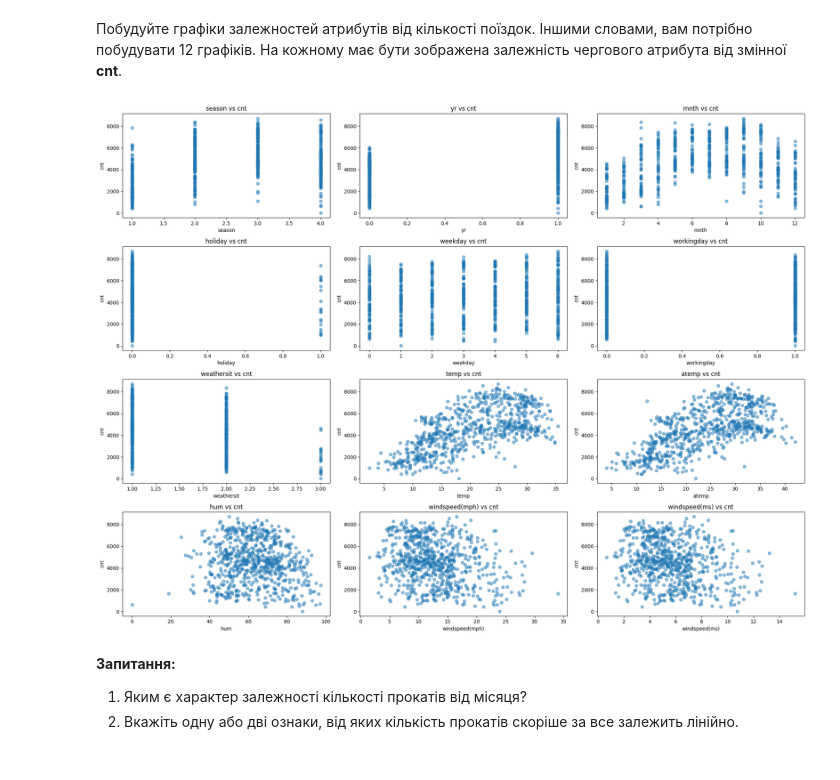
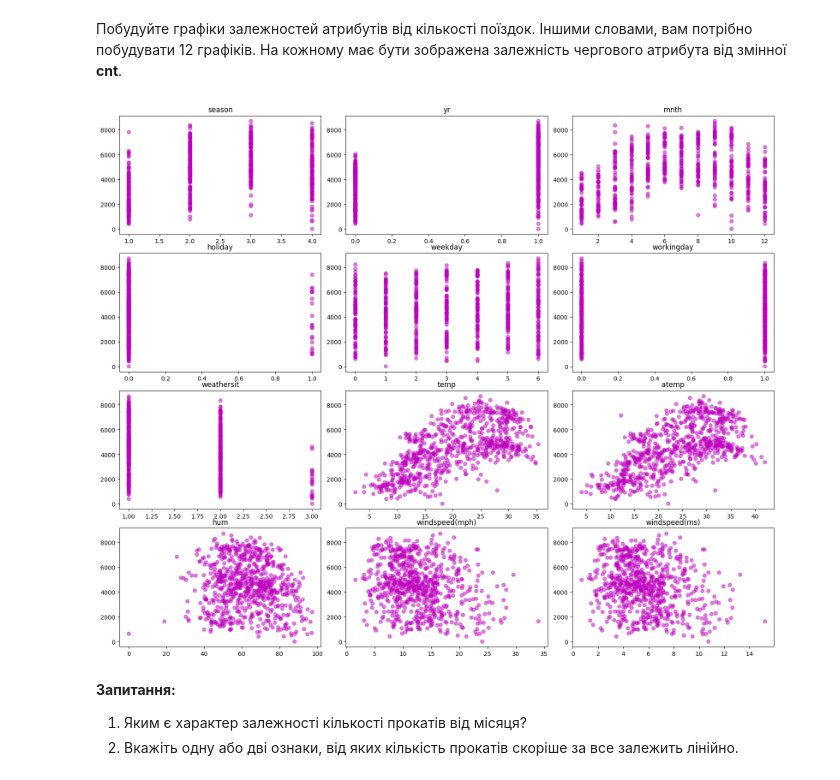
Before and after one commit to ValeriiYermak/DataScience, a Jupyter notebook: "HW_4_ipynb".ipynb, the cells around one changed output. Drawn from its saved outputs; the diff is of its cells as text; code cells hidden in the pictures.

```diff
--- a/"HW_4_ipynb".ipynb
+++ b/"HW_4_ipynb".ipynb
@@ -98,24 +99,16 @@ dtype: int64
 Отже, у нас є речові, бінарні та номінальні (порядкові) ознаки, і з усіма з них можна працювати як з речовими. З номінальними ознаками теж можна працювати як з речовими, тому що на них заданий порядок. Давайте подивимося на графіках, як цільова ознака залежить від решти.
 # %% [markdown]
 Побудуйте графіки залежностей атрибутів від кількості поїздок. Іншими словами, вам потрібно побудувати 12 графіків. На кожному має бути зображена залежність чергового атрибута від змінної **cnt**.
-# %%
-# Список атрибутів
-attributes = ['season', 'yr', 'mnth', 'holiday', 'weekday', 'workingday', 'weathersit', 'temp', 'atemp', 'hum', 'windspeed(mph)', 'windspeed(ms)']
-
-# Створюємо 12 графіків
-fig, axes = plt.subplots(nrows=4, ncols=3, figsize=(20, 15))
-axes = axes.flatten()
-
-for i, attr in enumerate(attributes):
-    axes[i].scatter(df[attr], df['cnt'], alpha=0.5)
-    axes[i].set_title(f'{attr} vs cnt')
-    axes[i].set_xlabel(attr)
-    axes[i].set_ylabel('cnt')
-
-plt.tight_layout()
-plt.show()
-# %% [output]
-[figure, removed]
+# %%
+fig, axs = plt.subplots(4, 3, figsize=(16, 13))
+fig.tight_layout()
+pair = [(a, b) for a in range(4) for b in range(3)]
+
+for num, feature in enumerate(df.columns[:-1]):
+    axs[pair[num]].scatter(df[feature], df['cnt'], c='m', alpha=0.5)
+    axs[pair[num]].set_title(feature)
+# %% [output]
+[figure, added]
 # %% [markdown]
 __Запитання:__
 1. Яким є характер залежності кількості прокатів від місяця?
```
Also changed, not shown: parts of 37 cells of this notebook.
